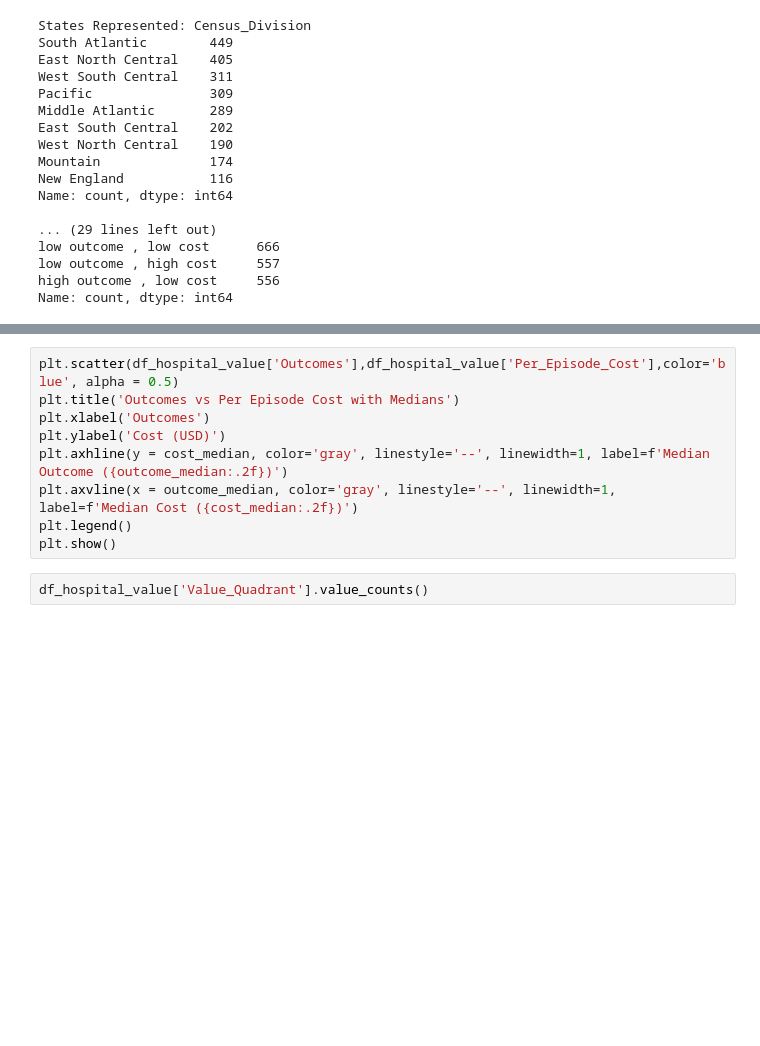
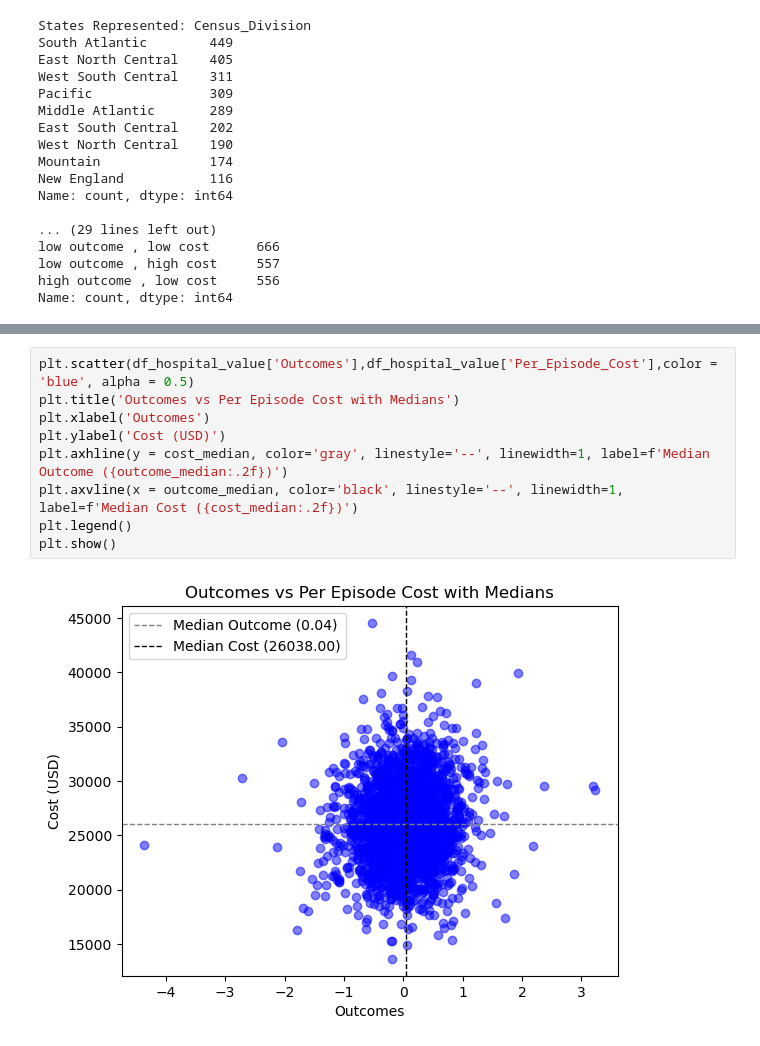
Before and after one commit to KabiraL/Hospital_Assessment, a Jupyter notebook: Notebooks/Hospital_Scoring.ipynb, the cells around one changed output, grey strips where cells are left out. Drawn from its saved outputs; the diff is of its cells as text; blank space fills up the shorter version.

```diff
--- a/Notebooks/Hospital_Scoring.ipynb
+++ b/Notebooks/Hospital_Scoring.ipynb
@@ -681,11 +726,11 @@ plt.show()
 # %%
-plt.scatter(df_hospital_value['Outcomes'],df_hospital_value['Per_Episode_Cost'],color='blue', alpha = 0.5)
+plt.scatter(df_hospital_value['Outcomes'],df_hospital_value['Per_Episode_Cost'],color = 'blue', alpha = 0.5)
 plt.title('Outcomes vs Per Episode Cost with Medians')
 plt.xlabel('Outcomes')
 plt.ylabel('Cost (USD)')
 plt.axhline(y = cost_median, color='gray', linestyle='--', linewidth=1, label=f'Median Outcome ({outcome_median:.2f})')
-plt.axvline(x = outcome_median, color='gray', linestyle='--', linewidth=1, label=f'Median Cost ({cost_median:.2f})')
+plt.axvline(x = outcome_median, color='black', linestyle='--', linewidth=1, label=f'Median Cost ({cost_median:.2f})')
 plt.legend()
 plt.show()
+# %% [output]
+[figure, added]
-# %%
-df_hospital_value['Value_Quadrant'].value_counts()
```
Also changed, not shown: parts of 11 cells of this notebook.
